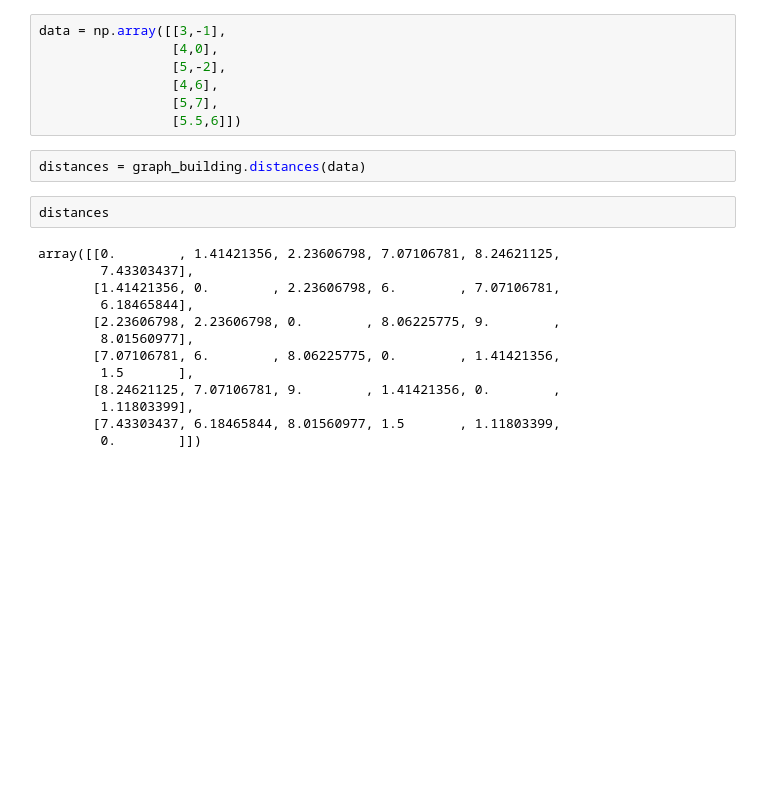
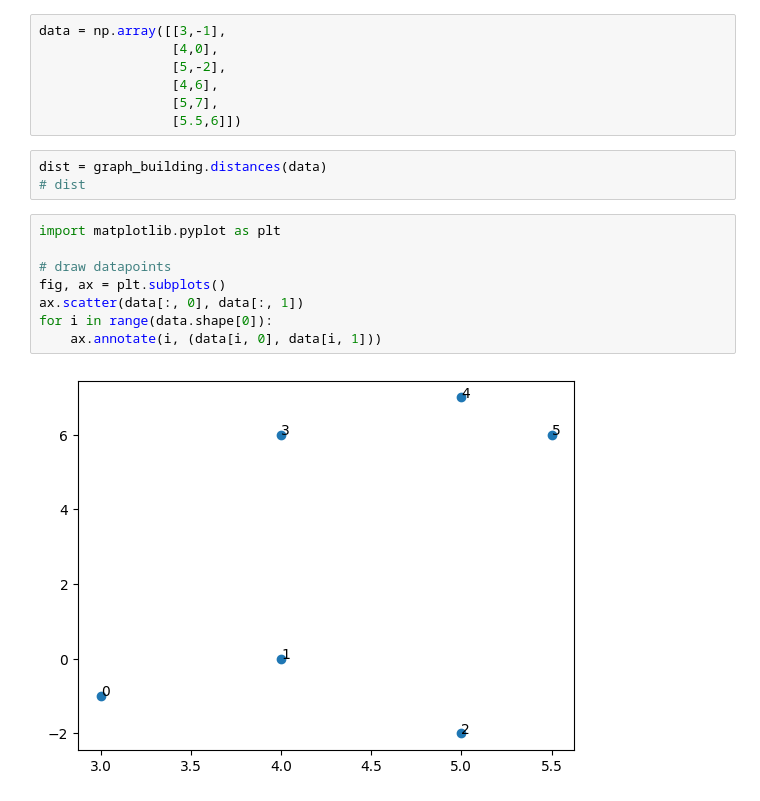
Before and after one commit to radajakub/GML-dim-reduction, a Jupyter notebook: notebooks/example.ipynb, the cells around one changed output. Saved outputs shown, nothing was run; the diff lists cells and outputs as text; blank space fills up the shorter version.

Commit message:
example notebook for graph construction

```diff
--- a/notebooks/example.ipynb
+++ b/notebooks/example.ipynb
@@ -12,19 +12,15 @@ data = np.array([[3,-1],
                  [5,7],
                  [5.5,6]])
 # %%
-distances = graph_building.distances(data)
+dist = graph_building.distances(data)
+# dist
-# %%
-distances
-# %% [output]
-array([[0.        , 1.41421356, 2.23606798, 7.07106781, 8.24621125,
-        7.43303437],
-       [1.41421356, 0.        , 2.23606798, 6.        , 7.07106781,
-        6.18465844],
-       [2.23606798, 2.23606798, 0.        , 8.06225775, 9.        ,
-        8.01560977],
-       [7.07106781, 6.        , 8.06225775, 0.        , 1.41421356,
-        1.5       ],
-       [8.24621125, 7.07106781, 9.        , 1.41421356, 0.        ,
-        1.11803399],
-       [7.43303437, 6.18465844, 8.01560977, 1.5       , 1.11803399,
-        0.        ]])
+# %%
+import matplotlib.pyplot as plt
+
+# draw datapoints
+fig, ax = plt.subplots()
+ax.scatter(data[:, 0], data[:, 1])
+for i in range(data.shape[0]):
+    ax.annotate(i, (data[i, 0], data[i, 1]))
+# %% [output]
+[figure, added]
```
Also changed, not shown: parts of 2 cells of this notebook.
